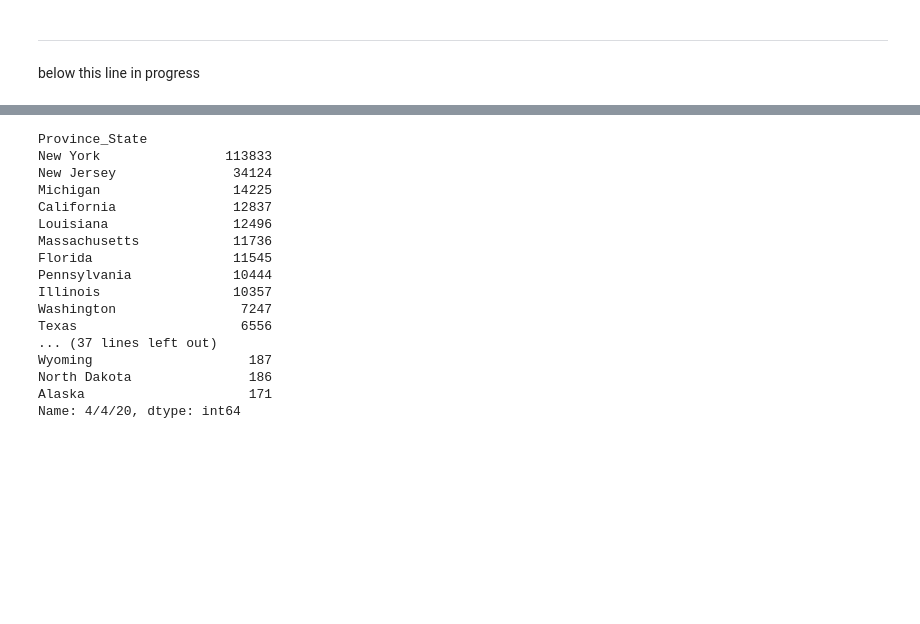
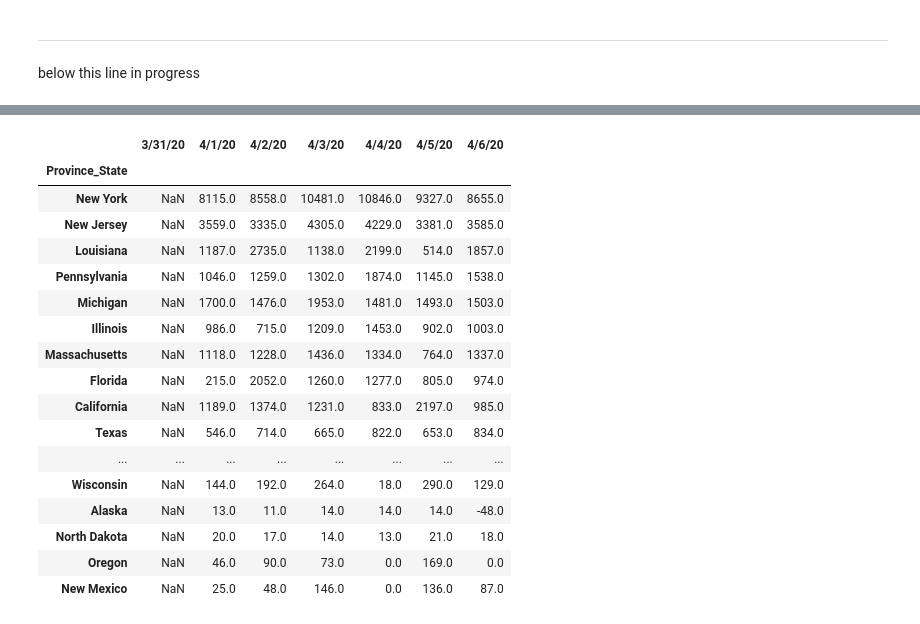
Before and after one commit to UBERCRUZER/covid19, a Jupyter notebook: notebook.ipynb, the cells around one changed output, grey strips where cells are left out. Saved outputs shown, nothing was run; the diff lists cells and outputs as text; code cells hidden in the pictures; blank space fills up the shorter version.

```diff
--- a/notebook.ipynb
+++ b/notebook.ipynb
@@ -226,23 +211,28 @@ plt.show()
-# %%
-byStateDF.iloc[:,-1].sort_values(ascending=False)
-# %% [output]
-Province_State
-New York                113833
-New Jersey               34124
-Michigan                 14225
-California               12837
-Louisiana                12496
-Massachusetts            11736
-Florida                  11545
-Pennsylvania             10444
-Illinois                 10357
-Washington                7247
-Texas                     6556
-... (37 lines left out)
-Wyoming                    187
-North Dakota               186
-Alaska                     171
-Name: 4/4/20, dtype: int64
+# %%
+byStateDF.iloc[:,-7:].transpose().diff().transpose().sort_values(by='4/4/20',ascending=False)
+
+# byStateDF.iloc[:,-5:-1].transpose().diff().transpose().sort_values(by='4/4/20',ascending=False)
+
+# byStateDF.iloc[:,-7:]
+# %% [output]
+|  | 3/31/20 | 4/1/20 | 4/2/20 | 4/3/20 | 4/4/20 | 4/5/20 | 4/6/20 |
+| Province_State |  |  |  |  |  |  |  |
+| New York | NaN | 8115.0 | 8558.0 | 10481.0 | 10846.0 | 9327.0 | 8655.0 |
+| New Jersey | NaN | 3559.0 | 3335.0 | 4305.0 | 4229.0 | 3381.0 | 3585.0 |
+| Louisiana | NaN | 1187.0 | 2735.0 | 1138.0 | 2199.0 | 514.0 | 1857.0 |
+| Pennsylvania | NaN | 1046.0 | 1259.0 | 1302.0 | 1874.0 | 1145.0 | 1538.0 |
+| Michigan | NaN | 1700.0 | 1476.0 | 1953.0 | 1481.0 | 1493.0 | 1503.0 |
+| Illinois | NaN | 986.0 | 715.0 | 1209.0 | 1453.0 | 902.0 | 1003.0 |
+| Massachusetts | NaN | 1118.0 | 1228.0 | 1436.0 | 1334.0 | 764.0 | 1337.0 |
+| Florida | NaN | 215.0 | 2052.0 | 1260.0 | 1277.0 | 805.0 | 974.0 |
+| California | NaN | 1189.0 | 1374.0 | 1231.0 | 833.0 | 2197.0 | 985.0 |
+| Texas | NaN | 546.0 | 714.0 | 665.0 | 822.0 | 653.0 | 834.0 |
+| ... | ... | ... | ... | ... | ... | ... | ... |
+| Wisconsin | NaN | 144.0 | 192.0 | 264.0 | 18.0 | 290.0 | 129.0 |
+| Alaska | NaN | 13.0 | 11.0 | 14.0 | 14.0 | 14.0 | -48.0 |
+| North Dakota | NaN | 20.0 | 17.0 | 14.0 | 13.0 | 21.0 | 18.0 |
+| Oregon | NaN | 46.0 | 90.0 | 73.0 | 0.0 | 169.0 | 0.0 |
+| New Mexico | NaN | 25.0 | 48.0 | 146.0 | 0.0 | 136.0 | 87.0 |
 # %%
 # np.array(globalDF[globalDF['Country/Region']=='Italy'].iloc[:,4:].transpose())
 
```
Also changed, not shown: parts of 9 cells of this notebook, 1 other file.
